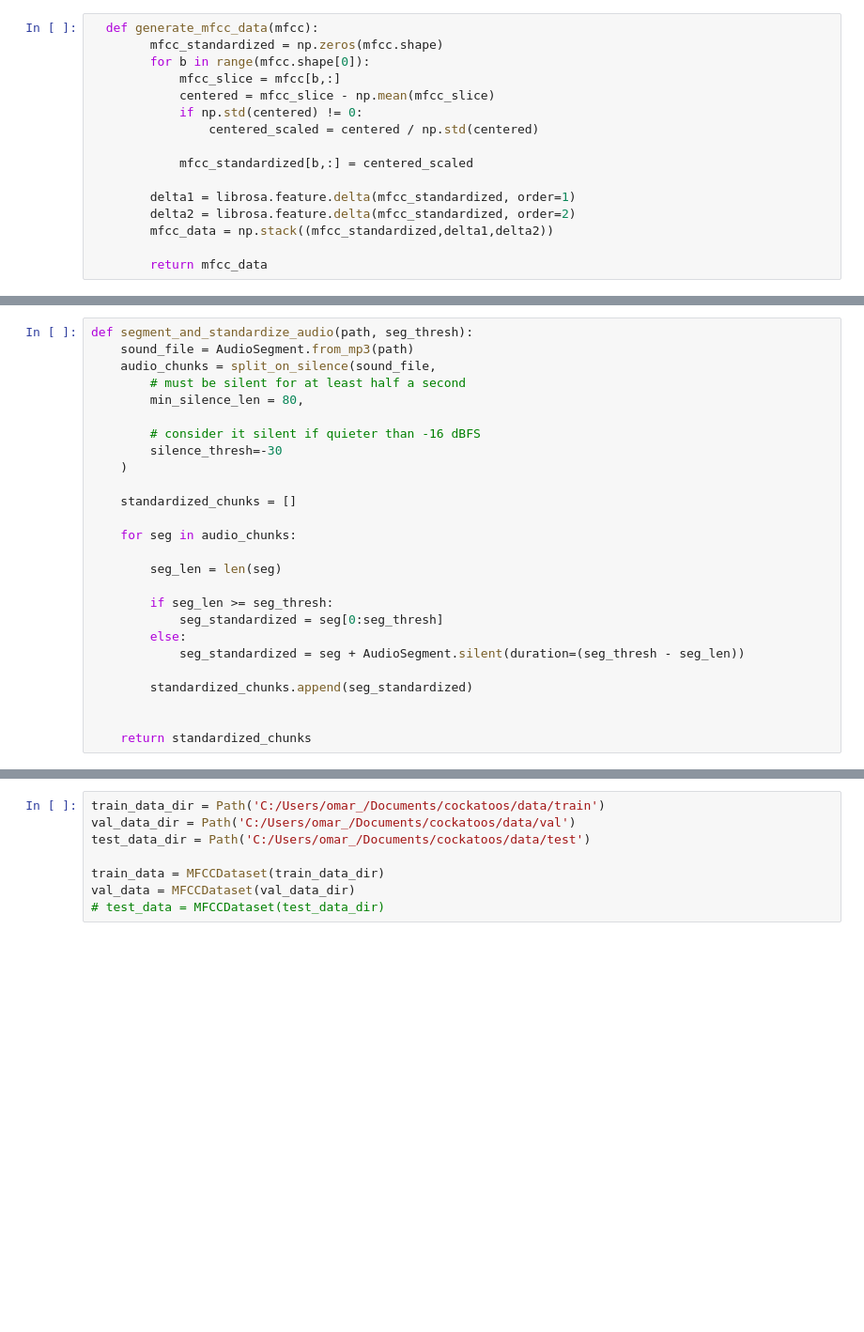
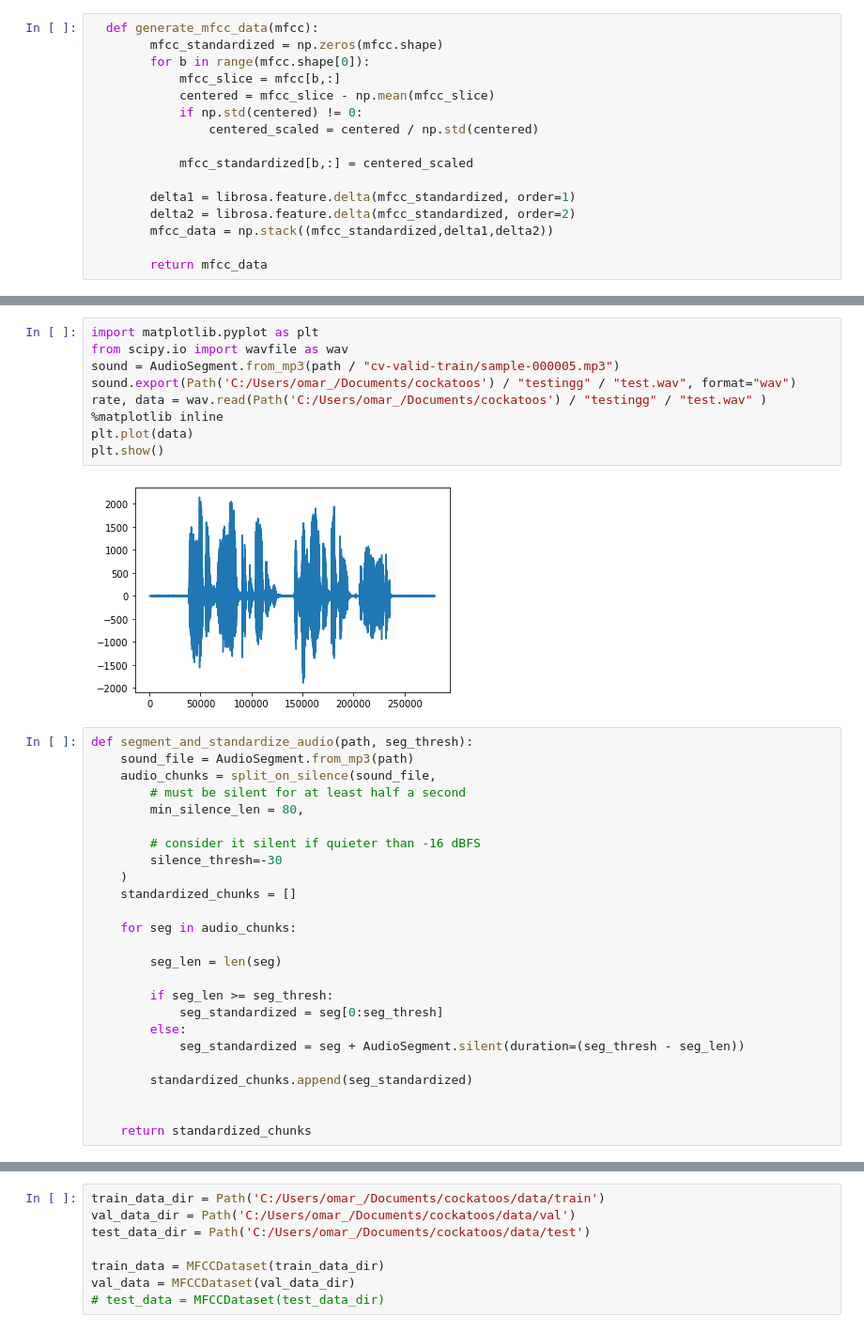
Before and after one commit to cockatoos/accent_scoring, a Jupyter notebook: AccentClassification.ipynb, the cells around one changed output, grey strips where cells are left out. Shown: that part at 94% size. Drawn from its saved outputs; the diff is of its cells as text; blank space fills up the shorter version.

```diff
--- a/AccentClassification.ipynb
+++ b/AccentClassification.ipynb
@@ -107,3 +201,14 @@ Number of test files: 50
+# %%
+import matplotlib.pyplot as plt
+from scipy.io import wavfile as wav
+sound = AudioSegment.from_mp3(path / "cv-valid-train/sample-000005.mp3")
+sound.export(Path('C:/Users/omar_/Documents/cockatoos') / "testingg" / "test.wav", format="wav")
+rate, data = wav.read(Path('C:/Users/omar_/Documents/cockatoos') / "testingg" / "test.wav" )
+%matplotlib inline
+plt.plot(data)
+plt.show()
+# %% [output]
+[figure, added]
 # %%
 def segment_and_standardize_audio(path, seg_thresh):
     sound_file = AudioSegment.from_mp3(path)
@@ -114,7 +219,6 @@ def segment_and_standardize_audio(path, seg_thresh):
         # consider it silent if quieter than -16 dBFS
         silence_thresh=-30
     )
-
     standardized_chunks = []
 
     for seg in audio_chunks:
```
Also changed, not shown: parts of 12 cells of this notebook.
